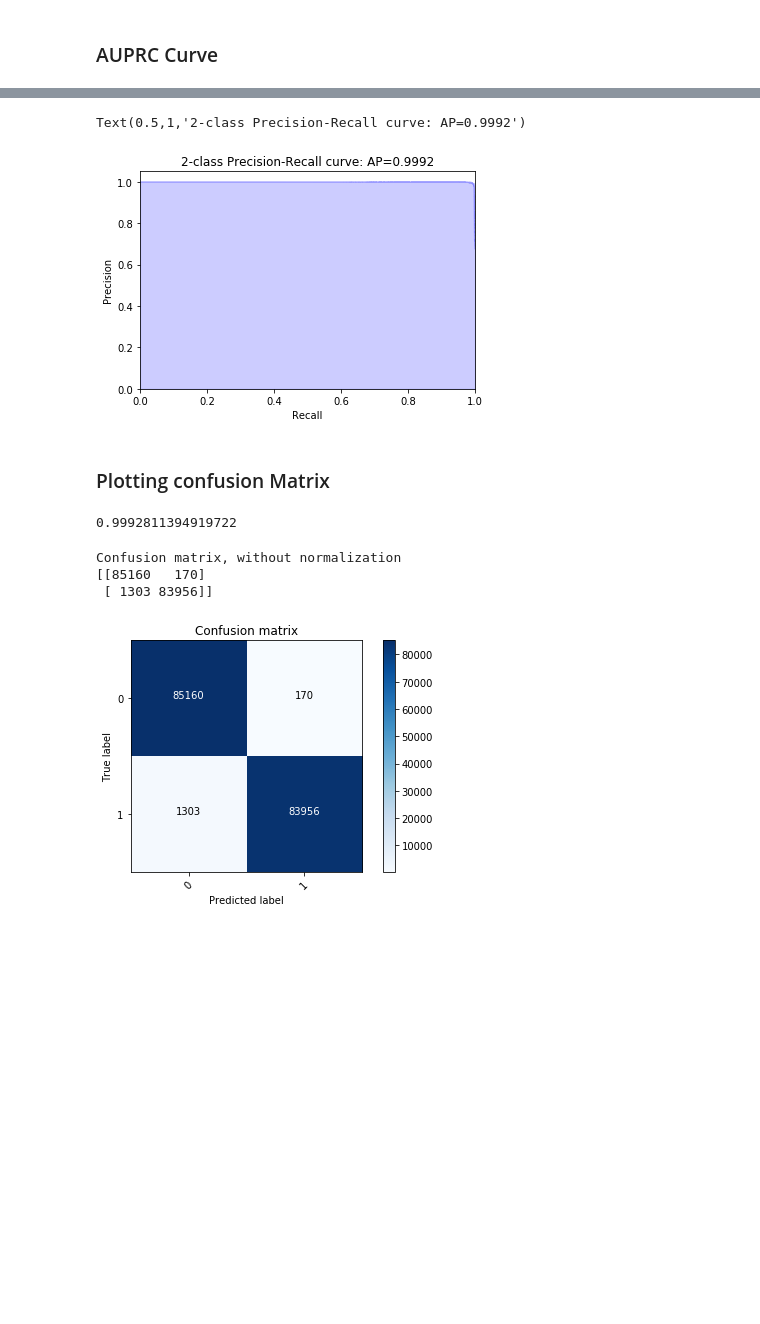
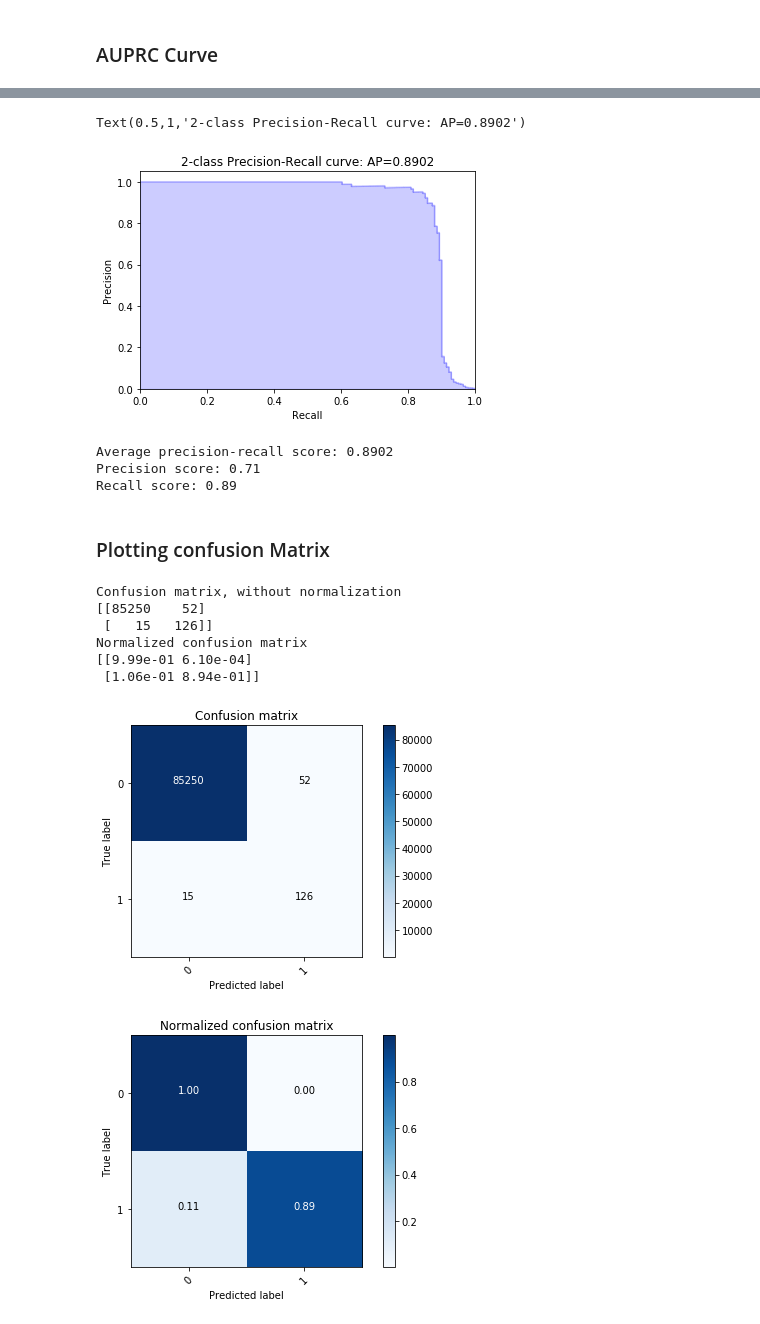
Before and after one commit to NitinMahajan1/UDACITY-Submissions, a Jupyter notebook: UDACITY- Submissions -ML/Capstone/Credit-Card-Fraud-Analysis.ipynb, the cells around one changed output, grey strips where cells are left out. Drawn from its saved outputs; the diff is of its cells as text; code cells hidden in the pictures; blank space fills up the shorter version.

```diff
--- a/UDACITY- Submissions -ML/Capstone/Credit-Card-Fraud-Analysis.ipynb
+++ b/UDACITY- Submissions -ML/Capstone/Credit-Card-Fraud-Analysis.ipynb
@@ -192,15 +207,25 @@ Testing set has 85443 samples
 # %%
 def LGB(d_train):
     params = {}
-    params['learning_rate'] = 0.0003
+    params['learning_rate'] = 0.07
     params['boosting_type'] = 'gbdt'
     params['objective'] = 'binary'
-    params['metric'] = 'binary_logloss'
+    params['metric'] = 'binary_error'
     params['sub_feature'] = 0.5
-    params['num_leaves'] = 100
-    params['min_data'] = 10
-    params['max_depth'] = 1000
-    clf = lgb.train(params, d_train, 100)
+    params['num_leaves'] = 2000
+    params['min_data'] = 50
+    params['max_depth'] = -1
+    params['max_bin'] = 512
+    params['subsample_for_bin'] = 200
+    params['nthread'] = 5
+    params['reg_alpha'] = 1.2
+    params['reg_lambda'] = 1.2
+    params['min_split_gain'] = 0.5
+    params['min_child_weight'] = 1
+    params['min_child_samples'] = 5
+    params['scale_pos_weight'] = 1
+    params['num_class'] = 1
+    clf = lgb.train(params, d_train, 280)
     return clf
 # %% [markdown]
 ## Functions to train and test mutliple clssifiers
@@ -334,6 +353,6 @@ We have already tried penalizing the dominating class by using class weights. We
 I'm focussing on resampling by oversampling the minority class by using a technique called SMOTE(Synthetic Minority Over-Sampling Technique)
 # %%
 sm = SMOTE(random_state=42)
-X_res, y_res = sm.fit_sample(features, label)
+X_res, y_res = sm.fit_sample(X_train, y_train)
 print('Resampled dataset shape {}'.format(Counter(y_res)))
 # %% [output]
@@ -341,5 +360,5 @@ Resampled dataset shape Counter({0: 284315, 1: 284315})
 # %%
 #Split resampled data into training and testing sets
-X_train, X_test , y_train, y_test =get_train_test_data(X_res,y_res)
+X_train_res, X_test_res , y_train_res, y_test_res =get_train_test_data(X_res,y_res)
 # %% [markdown]
 ## Testing on Oversampled dataset - Compare Adaboost,Ridge and Logistic regression with each other
@@ -395,3 +435,10 @@ LogisticRegression trained on   samples.
 ## Light Gradient Boosting(LGB) - BEST MODEL
 # %% [markdown]
 ### AUPRC Curve
+# %%
+# Train and Test LGB Model only to get the confudion matrix
+d_train = lgb.Dataset(X_train_res, label=y_train_res)
+clf = LGB(d_train)
+y_pred = clf.predict(X_test)
+AUPRC_lgb = average_precision_score(y_test,y_pred)
+AUPRC_lgb
@@ -398,8 +447,6 @@ LogisticRegression trained on   samples.
 # %%
 #Plotting AUPRC for the BEST Model
-precision = results['Booster']['precision']
-recall = results['Booster']['recall']
-AUPRC = results['Booster']['AUPRC']
+AUPRC = average_precision_score(y_test,y_pred)
 precision, recall, _ = precision_recall_curve(y_test, y_pred)
 plt.step(recall, precision, color='b', alpha=0.2,
          where='post')
@@ -412,5 +459,5 @@ plt.xlim([0.0, 1.0])
 plt.title('2-class Precision-Recall curve: AP={0:0.4f}'.format(
           AUPRC))
 # %% [output]
-Text(0.5,1,'2-class Precision-Recall curve: AP=0.9992')
+Text(0.5,1,'2-class Precision-Recall curve: AP=0.8902')
-[figure, old version]
+[figure, new version]
@@ -417,14 +467,16 @@ Text(0.5,1,'2-class Precision-Recall curve: AP=0.9992')
+# %%
+print('Average precision-recall score: {0:0.4f}'.format(
+      AUPRC))
+print('Precision score: {0:0.2f}'.format(
+      precision))
+print('Recall score: {0:0.2f}'.format(
+      recall))
+# %% [output]
+Average precision-recall score: 0.8902
+Precision score: 0.71
+Recall score: 0.89
 # %% [markdown]
 ### Plotting confusion Matrix
-# %%
-# Train and Test LGB Model only to get the confudion matrix
-d_train = lgb.Dataset(X_train, label=y_train)
-clf = LGB(d_train)
-y_pred = clf.predict(X_test)
-AUPRC_lgb = average_precision_score(y_test,y_pred)
-AUPRC_lgb
-# %% [output]
-0.9992811394919722
 # %%
 def plot_confusion_matrix(cm, classes,
                           normalize=False,
@@ -445,33 +497,42 @@ def plot_confusion_matrix(cm, classes,
     plt.imshow(cm, interpolation='nearest', cmap=cmap)
     plt.title(title)
     plt.colorbar()
     tick_marks = np.arange(len(classes))
     plt.xticks(tick_marks, classes, rotation=45)
     plt.yticks(tick_marks, classes)
 
     fmt = '.2f' if normalize else 'd'
     thresh = cm.max() / 2.
     for i, j in itertools.product(range(cm.shape[0]), range(cm.shape[1])):
         plt.text(j, i, format(cm[i, j], fmt),
                  horizontalalignment="center",
                  color="white" if cm[i, j] > thresh else "black")
 
     plt.tight_layout()
     plt.ylabel('True label')
     plt.xlabel('Predicted label')
 
 # Compute confusion matrix
 cnf_matrix = confusion_matrix(y_test, y_pred.round())
 np.set_printoptions(precision=2)
 
 # Plot non-normalized confusion matrix
 plt.figure()
 plot_confusion_matrix(cnf_matrix, classes=['0', '1'],
                       title='Confusion matrix')
 
+# Plot normalized confusion matrix
+plt.figure()
+plot_confusion_matrix(cnf_matrix, classes=['0', '1'], normalize=True,
+                      title='Normalized confusion matrix')
+
 plt.show()
 # %% [output]
 Confusion matrix, without normalization
-[[85160   170]
- [ 1303 83956]]
+[[85250    52]
+ [   15   126]]
+Normalized confusion matrix
+[[9.99e-01 6.10e-04]
+ [1.06e-01 8.94e-01]]
-[figure, old version]
+[figure, new version]
+[figure, added]
```
Also changed, not shown: parts of 15 cells of this notebook, 3 other files.
